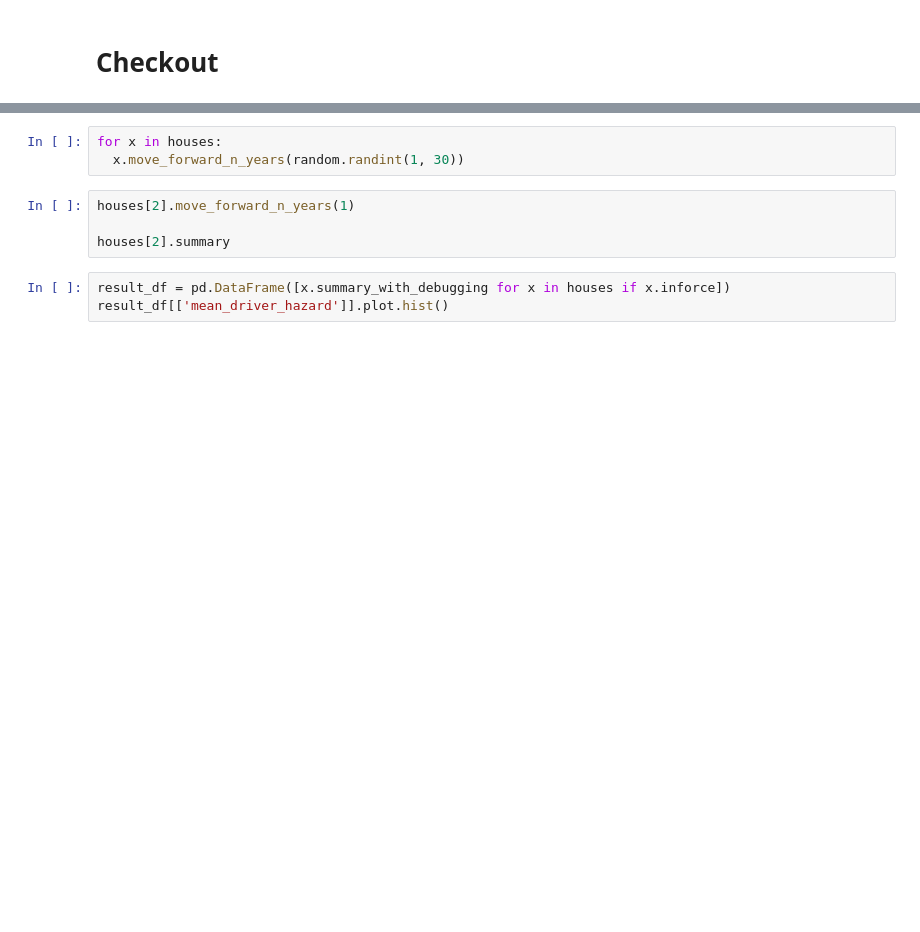
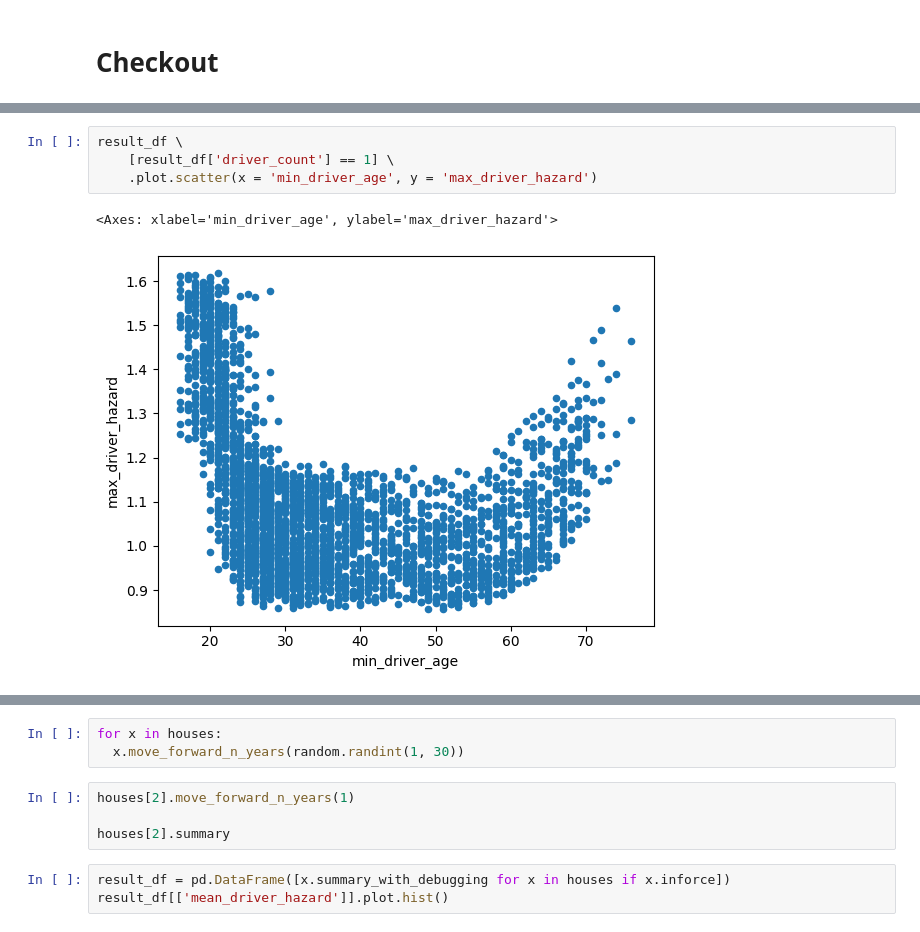
Before and after one commit to rosacker/msds_498_insurance_loss_modeling, a Jupyter notebook: synthetic_data_creation/Data_Creation.ipynb, the cells around one changed output, grey strips where cells are left out. Cells and saved outputs as stored; diff of their text form; blank space fills up the shorter version.

Commit message:
Finished rebalancing driver hazards

```diff
--- a/synthetic_data_creation/Data_Creation.ipynb
+++ b/synthetic_data_creation/Data_Creation.ipynb
@@ -62,0 +66,7 @@ result_df[['max_driver_hazard']].plot.hist()
+# %%
+result_df \
+    [result_df['driver_count'] == 1] \
+    .plot.scatter(x = 'min_driver_age', y = 'max_driver_hazard')
+# %% [output]
+<Axes: xlabel='min_driver_age', ylabel='max_driver_hazard'>
+[figure, added]
```
Also changed, not shown: parts of 4 cells of this notebook, 2 other files.
